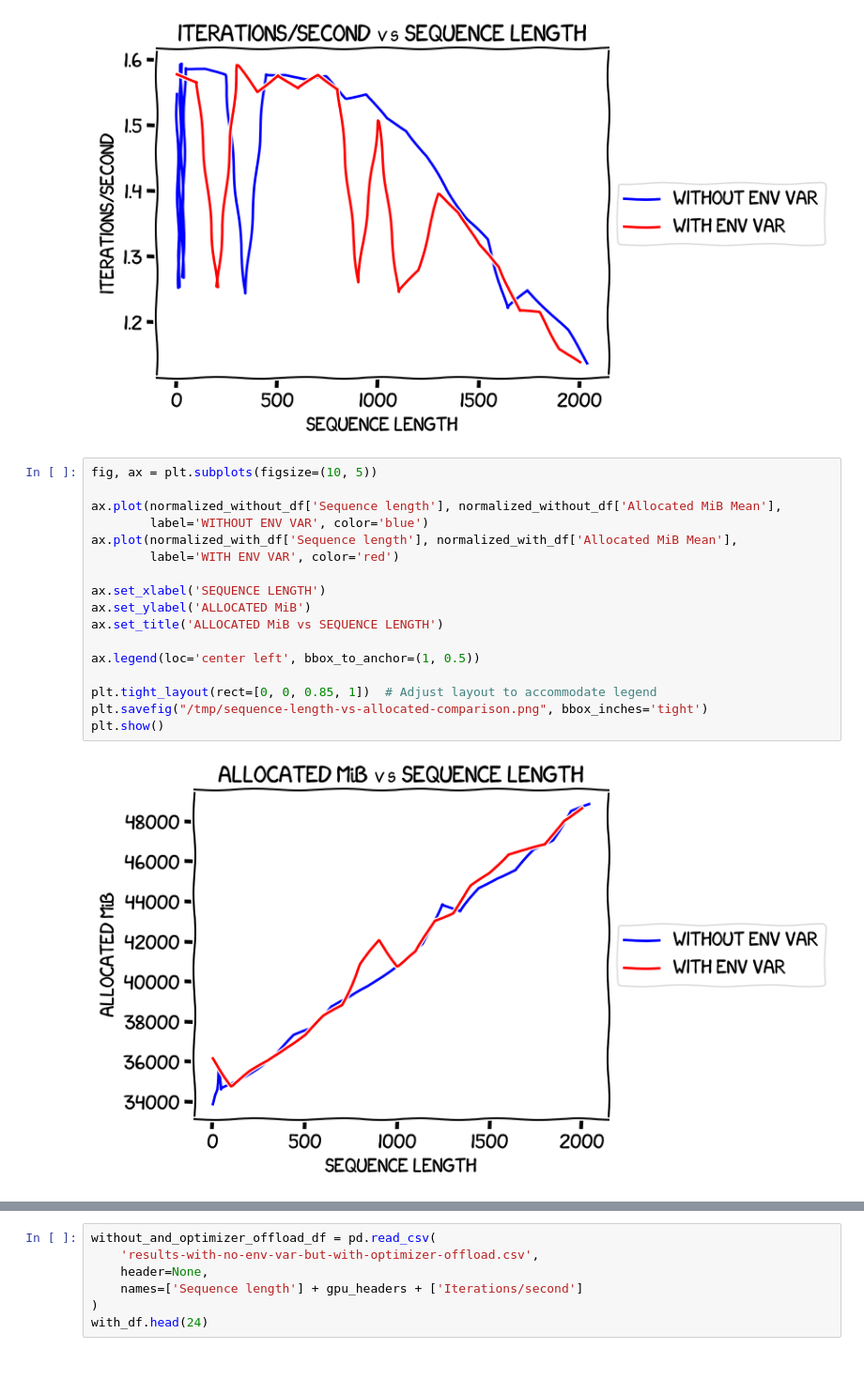
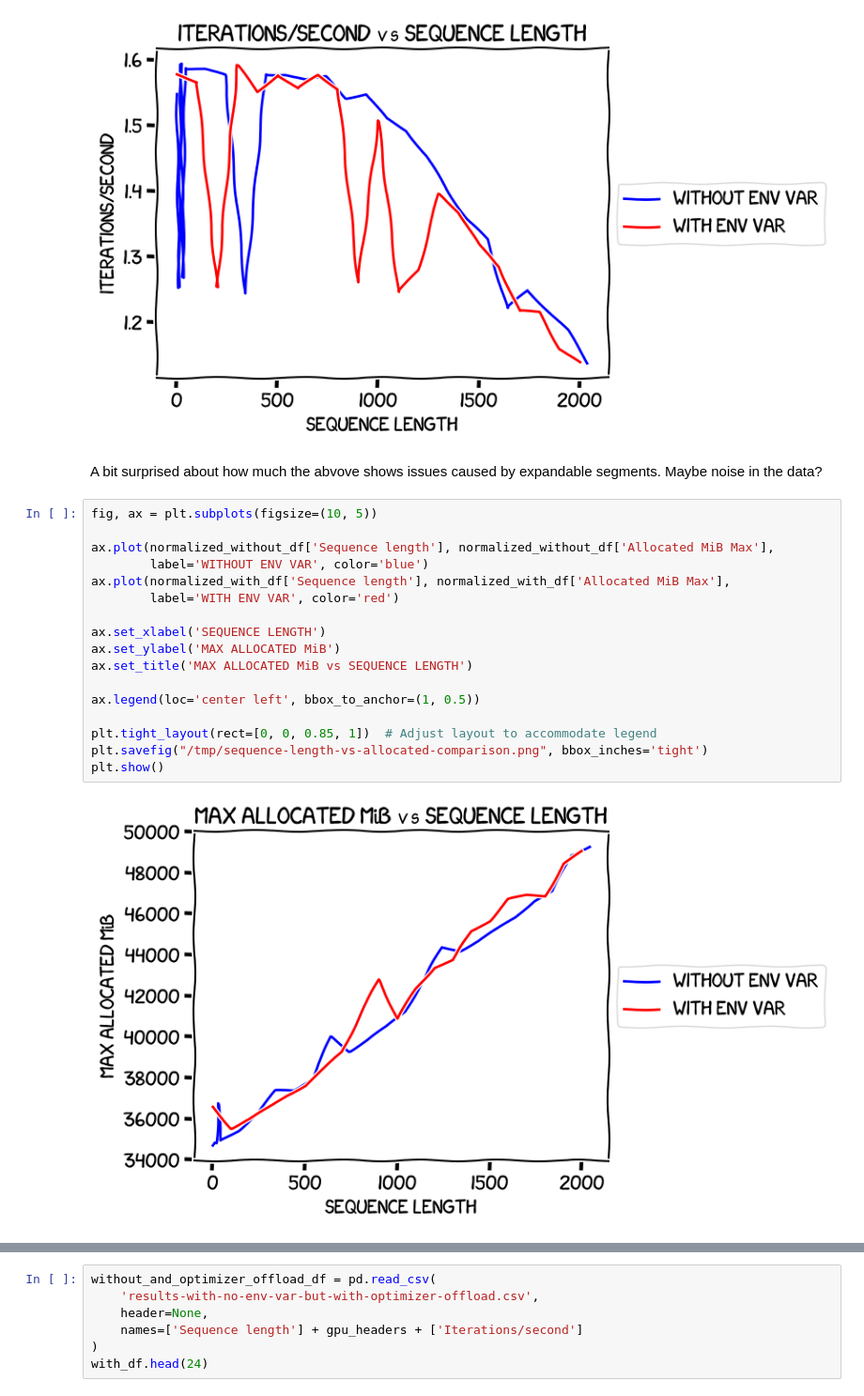
Before and after one commit to gpjt/fine-tune-2024-04, a Jupyter notebook: sequence-length-memory-modeling-8B/charts.ipynb, the cells around one changed output, grey strips where cells are left out. Shown at 94% size. Cells and saved outputs as stored; diff of their text form; blank space fills up the shorter version.

Commit message:
Added charts for optimizer offload/expandable segments, and some comments.

```diff
--- a/sequence-length-memory-modeling-8B/charts.ipynb
+++ b/sequence-length-memory-modeling-8B/charts.ipynb
@@ -326,25 +348,27 @@ plt.savefig("/tmp/sequence-length-vs-iterations-per-second-comparison.png", bbox
 plt.show()
 # %% [output]
 [figure]
+# %% [markdown]
+A bit surprised about how much the abvove shows issues caused by expandable segments.  Maybe noise in the data?
 # %%
 fig, ax = plt.subplots(figsize=(10, 5))
 
-ax.plot(normalized_without_df['Sequence length'], normalized_without_df['Allocated MiB Mean'],
+ax.plot(normalized_without_df['Sequence length'], normalized_without_df['Allocated MiB Max'],
         label='WITHOUT ENV VAR', color='blue')
-ax.plot(normalized_with_df['Sequence length'], normalized_with_df['Allocated MiB Mean'],
+ax.plot(normalized_with_df['Sequence length'], normalized_with_df['Allocated MiB Max'],
         label='WITH ENV VAR', color='red')
 
 ax.set_xlabel('SEQUENCE LENGTH')
-ax.set_ylabel('ALLOCATED MiB')
-ax.set_title('ALLOCATED MiB vs SEQUENCE LENGTH')
+ax.set_ylabel('MAX ALLOCATED MiB')
+ax.set_title('MAX ALLOCATED MiB vs SEQUENCE LENGTH')
 
 ax.legend(loc='center left', bbox_to_anchor=(1, 0.5))
 
 plt.tight_layout(rect=[0, 0, 0.85, 1])  # Adjust layout to accommodate legend
 plt.savefig("/tmp/sequence-length-vs-allocated-comparison.png", bbox_inches='tight')
 plt.show()
 # %% [output]
-[figure, old version]
+[figure, new version]
 # %%
 fig, ax = plt.subplots(figsize=(10, 5))
 
```
Also changed, not shown: parts of 23 cells of this notebook.
